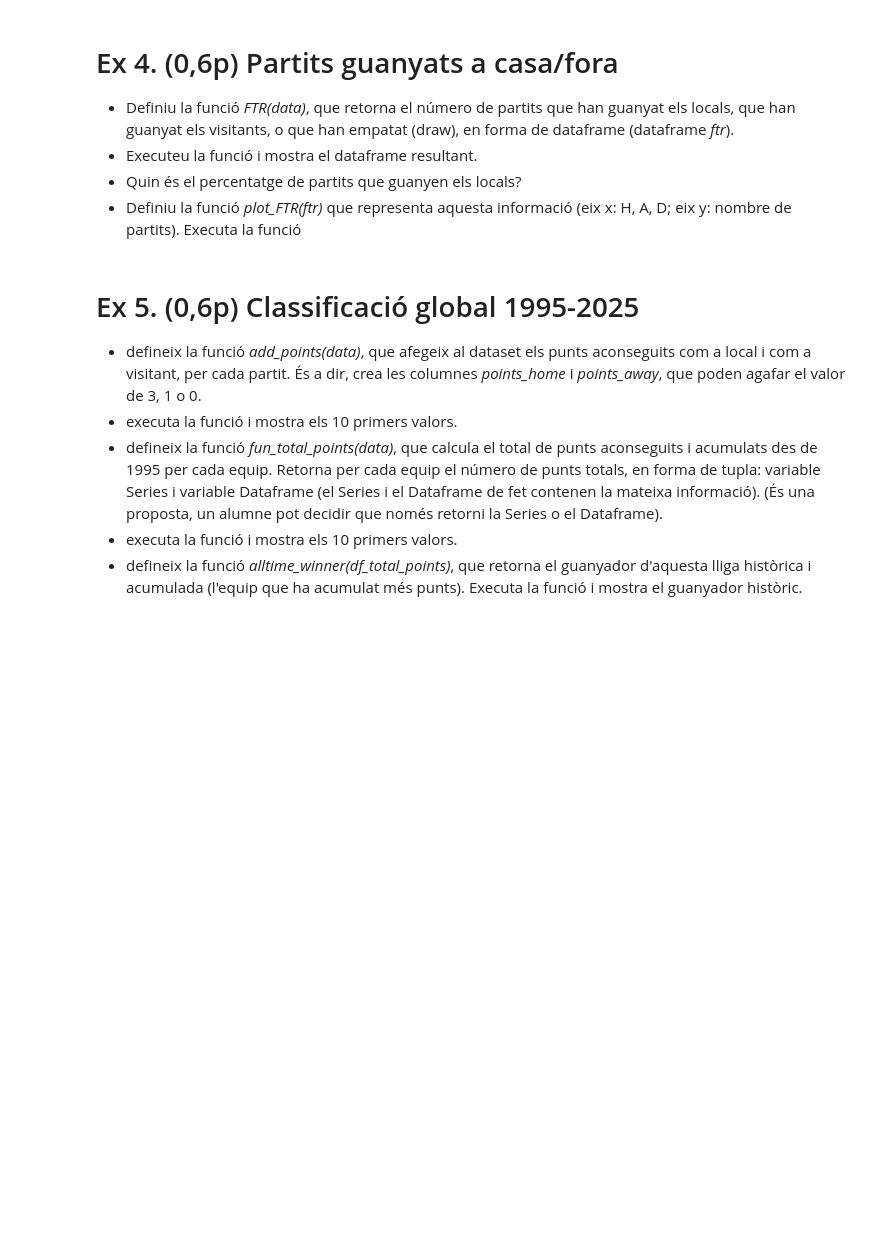
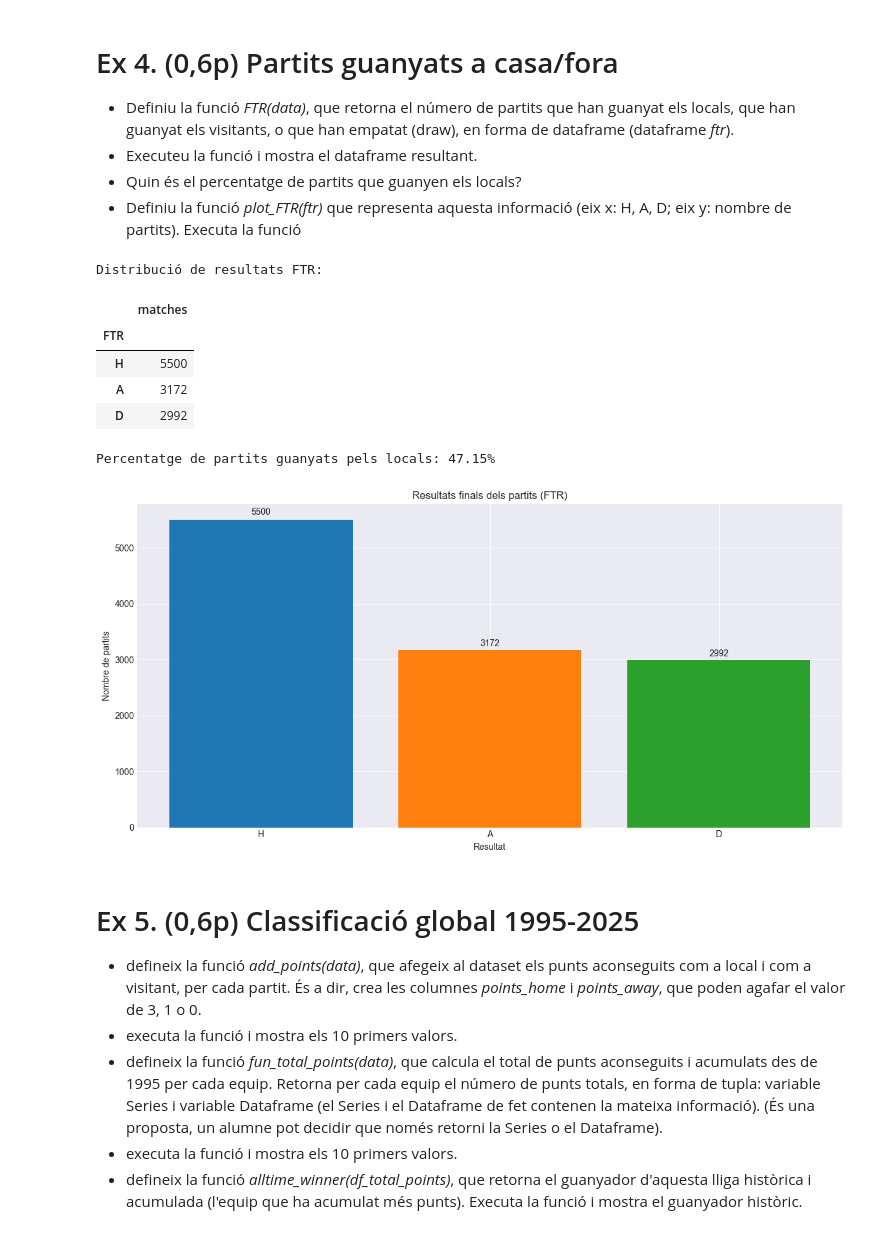
Before and after one commit to jmirfern/uoc-python-for-data-science, a Jupyter notebook: src/CAT-PEC4.ipynb, the cells around one changed output. Drawn from its saved outputs; the diff is of its cells as text; code cells hidden in the pictures; blank space fills up the shorter version.

```diff
--- a/src/CAT-PEC4.ipynb
+++ b/src/CAT-PEC4.ipynb
@@ -423,7 +423,7 @@ def FTR(data: pd.DataFrame) -> pd.DataFrame:
         data: Dataset amb la columna FTR.
 
     Returns:
-        DataFrame amb l'índex H, A, D i la columna matches.
+        DataFrame amb l'índex H (#locals), A (#visitants), D (#empatats) i la columna matches.
     """
     ftr = (
         data["FTR"]
@@ -445,33 +445,42 @@ def plot_FTR(ftr: pd.DataFrame) -> None:
     fig, ax = plt.subplots(figsize=config.PLOT_FIGSIZE)
 
     ax.bar(ftr.index, ftr["matches"], color=["#1f77b4", "#ff7f0e", "#2ca02c"])
     ax.set_title("Resultats finals dels partits (FTR)")
     ax.set_xlabel("Resultat")
     ax.set_ylabel("Nombre de partits")
 
     for idx, value in enumerate(ftr["matches"]):
         ax.text(idx, value + value * 0.01, str(value), ha="center", va="bottom")
 
     plt.tight_layout()
 
     filename = config.FILENAME_FORMAT.format(
         ex_num=4,
         nom_alumne=config.nom_alumne,
         date_time=config.date_time,
     )
     filepath = config.IMG_DIR / filename
     plt.savefig(filepath, dpi=config.PLOT_DPI)
     plt.show()
 
 
 ftr = FTR(data)
 print("Distribució de resultats FTR:")
 display(ftr)
 
 home_win_percentage = (ftr.loc["H", "matches"] / ftr["matches"].sum()) * 100
 print(f"Percentatge de partits guanyats pels locals: {home_win_percentage:.2f}%")
 
 plot_FTR(ftr)
+# %% [output]
+Distribució de resultats FTR:
+|  | matches |
+| FTR |  |
+| H | 5500 |
+| A | 3172 |
+| D | 2992 |
+Percentatge de partits guanyats pels locals: 47.15%
+[figure, added]
 # %% [markdown]
 # Ex 5. (0,6p) Classificació global 1995-2025
 
```
Also changed, not shown: parts of 3 cells of this notebook, 3 other files.
